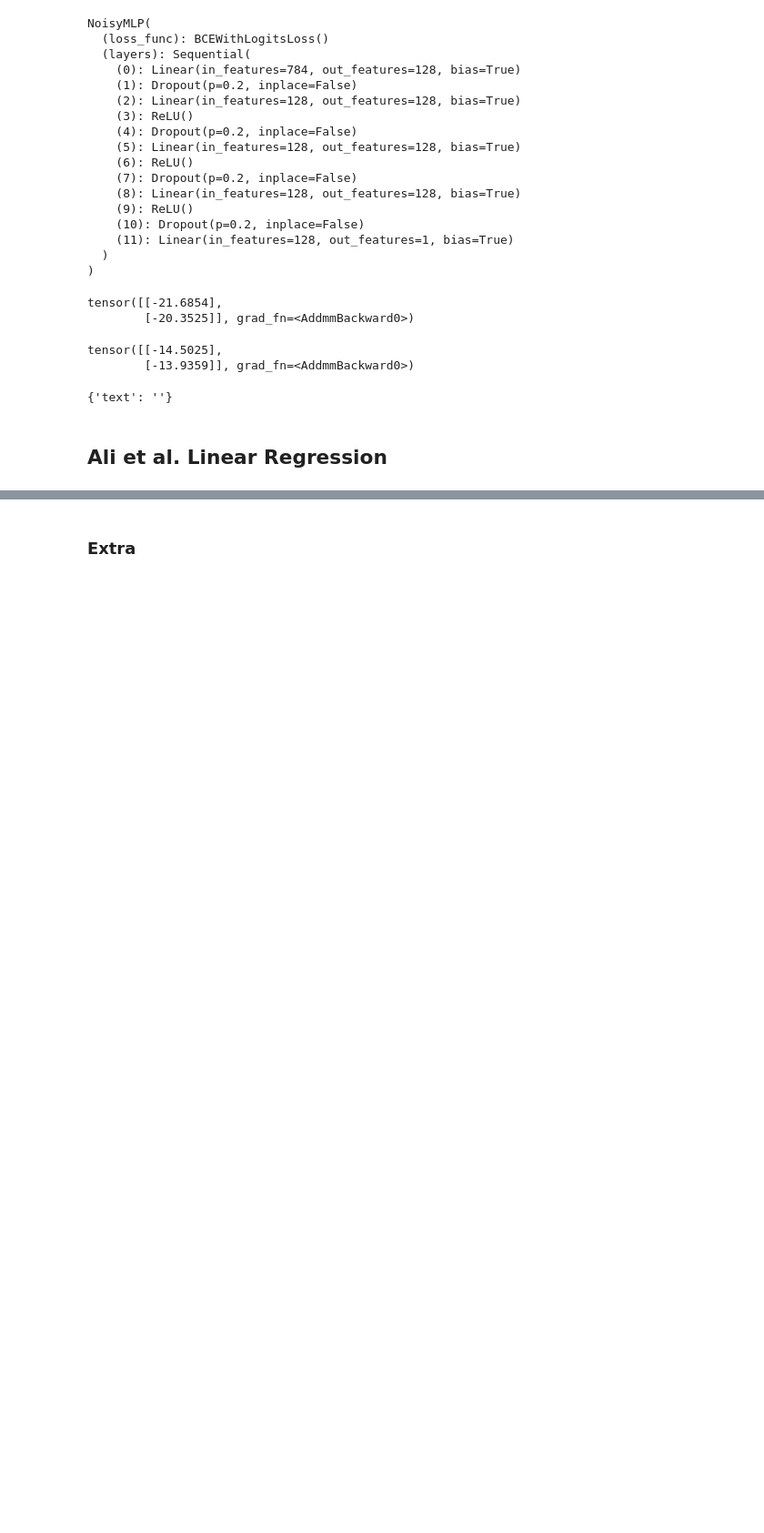
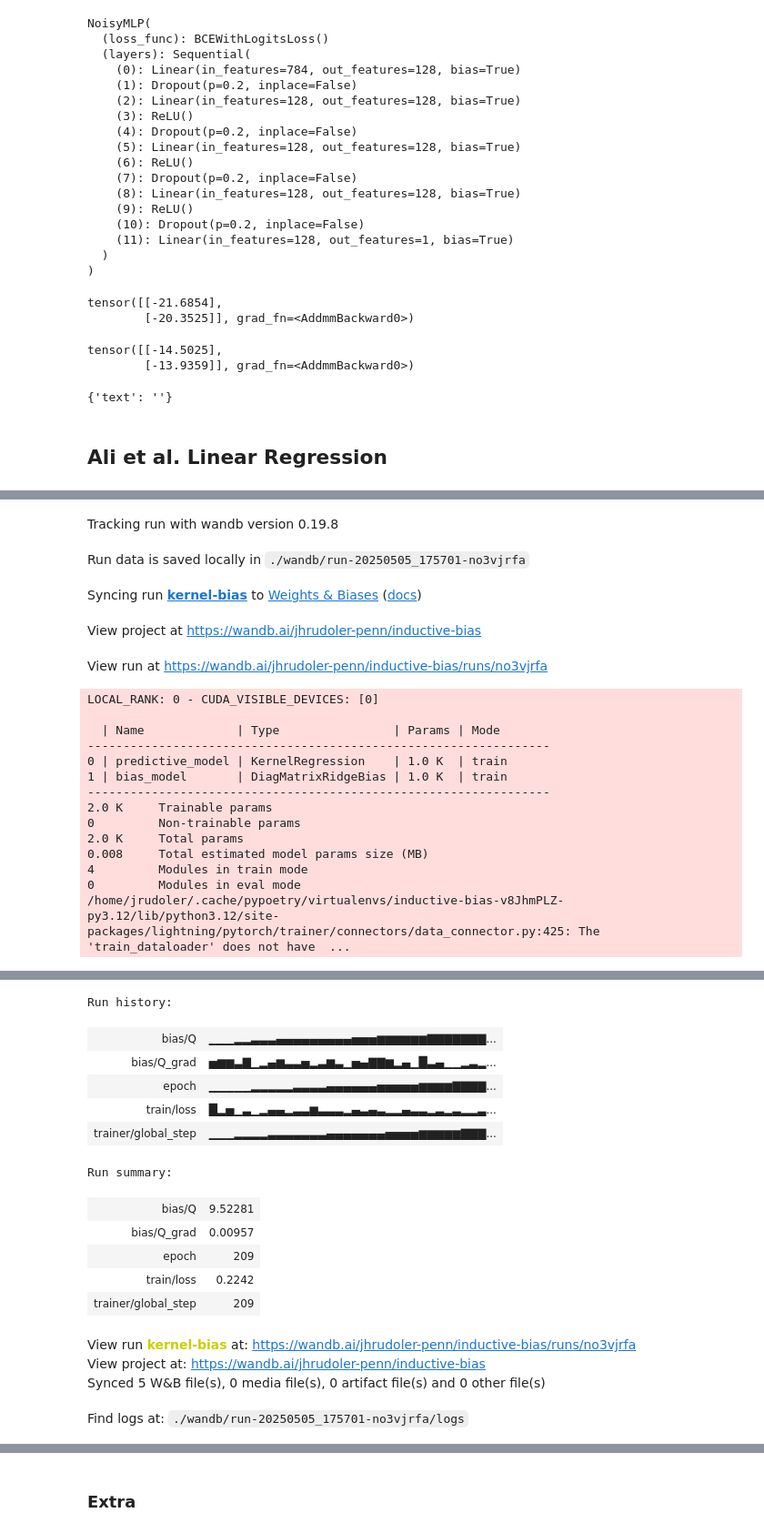
Before and after one commit to jrudoler/estimating-implicit-regularization, a Jupyter notebook: learn-inductive-bias.ipynb, the cells around one changed output, grey strips where cells are left out. Shown at 91% size. Drawn from its saved outputs; the diff is of its cells as text; code cells hidden in the pictures; blank space fills up the shorter version.

Commit message:
rbf kernel estimation; jax prelims

```diff
--- a/learn-inductive-bias.ipynb
+++ b/learn-inductive-bias.ipynb
@@ -803,7 +806,8 @@ k = lm_trainer.current_epoch
 beta_iterates = [torch.zeros(p)]  # Initialize with beta_0
 for i in range(1, k + 1):
     beta_prev = beta_iterates[-1]
-    beta_next = beta_prev + 2 * eps * (X.T @ y - X.T @ X @ beta_prev) / N
+    # beta_next = beta_prev + 2 * eps * (X.T @ y - X.T @ X @ beta_prev) / N # depends on the learning rate
+    beta_next = beta_prev + eps * (X.T @ y - X.T @ X @ beta_prev) / N
     beta_iterates.append(beta_next)
     # print(f"Beta at step {i}: {beta_iterates[-1]}")
 
@@ -1123,0 +1288,27 @@ ground truth: tensor([ 0.8387,  0.3479,  0.2310,  0.2301, -1.1085, -1.4131,  2.9
+# %%
+# Estimate the quadratic form using the estimated Q from matrix ridge bias
+rbf_estimator = BiasWithMSE(
+    predictive_model=rbf_kernel_reg,
+    bias_model=DiagMatrixRidgeBias(dim=N),
+    grad_match_loss_fn=torch.nn.functional.mse_loss,
+    lr=1e-2,
+    optimizer_cls=torch.optim.Adam,
+)
+wandb_logger = WandbLogger(
+    project="inductive-bias", name="kernel-bias", log_model=False
+)
+rbf_trainer = Trainer(
+    max_epochs=5000,
+    accumulate_grad_batches=1,
+    log_every_n_steps=1,
+    logger=wandb_logger,
+    callbacks=[
+        WandBCallback(),
+        EarlyStopping(monitor="train/loss", patience=150, mode="min"),
+    ],
+    accelerator=device,
+    devices=n_devices,
+)
+kernel_dataloader = DataLoader(TensorDataset(X, y), batch_size=N, shuffle=True)
+rbf_trainer.fit(rbf_estimator, kernel_dataloader)
+# %% [output]
@@ -1123,0 +1321,19 @@ ground truth: tensor([ 0.8387,  0.3479,  0.2310,  0.2301, -1.1085, -1.4131,  2.9
+Tracking run with wandb version 0.19.8
+Run data is saved locally in ./wandb/run-20250505_175701-no3vjrfa
+Syncing run kernel-bias to Weights & Biases (docs)
+View project at https://wandb.ai/jhrudoler-penn/inductive-bias
+View run at https://wandb.ai/jhrudoler-penn/inductive-bias/runs/no3vjrfa
+LOCAL_RANK: 0 - CUDA_VISIBLE_DEVICES: [0]
+
+  | Name             | Type                | Params | Mode
+-----------------------------------------------------------------
+0 | predictive_model | KernelRegression    | 1.0 K  | train
+1 | bias_model       | DiagMatrixRidgeBias | 1.0 K  | train
+-----------------------------------------------------------------
+2.0 K     Trainable params
+0         Non-trainable params
+2.0 K     Total params
+0.008     Total estimated model params size (MB)
+4         Modules in train mode
+0         Modules in eval mode
+/home/jrudoler/.cache/pypoetry/virtualenvs/inductive-bias-v8JhmPLZ-py3.12/lib/python3.12/site-packages/lightning/pytorch/trainer/connectors/data_connector.py:425: The 'train_dataloader' does not have  ...
@@ -1123,0 +1341,16 @@ ground truth: tensor([ 0.8387,  0.3479,  0.2310,  0.2301, -1.1085, -1.4131,  2.9
+Run history:
+| bias/Q | ▁▁▁▂▂▃▃▃▄▄▄▄▄▄▄▄▄▅▅▅▆▆▆▆▆▆▇▇▇▇▇▇▇... |
+| bias/Q_grad | ▅▆▆▃▇▁▂▄▆▃▃▅▂▃▆▃▁▅▄▇▇▆▂▄▁█▃▄▁▁▂▃▂... |
+| epoch | ▁▁▁▁▁▂▂▂▂▂▃▃▃▃▄▄▄▄▄▄▅▅▅▅▅▆▆▆▆▇▇▇▇... |
+| train/loss | █▂▅▁▃▁▂▄▄▂▃▃▆▃▃▃▂▄▃▄▃▂▂▄▃▃▂▃▂▃▂▂▃... |
+| trainer/global_step | ▁▁▁▂▂▂▂▃▃▃▃▃▃▃▄▄▄▄▄▄▄▅▅▅▅▆▆▆▆▆▇▇▇... |
+Run summary:
+| bias/Q | 9.52281 |
+| bias/Q_grad | 0.00957 |
+| epoch | 209 |
+| train/loss | 0.2242 |
+| trainer/global_step | 209 |
+View run kernel-bias at: https://wandb.ai/jhrudoler-penn/inductive-bias/runs/no3vjrfa
+View project at: https://wandb.ai/jhrudoler-penn/inductive-bias
+Synced 5 W&B file(s), 0 media file(s), 0 artifact file(s) and 0 other file(s)
+Find logs at: ./wandb/run-20250505_175701-no3vjrfa/logs
```
Also changed, not shown: parts of 20 cells of this notebook, 6 other files.
